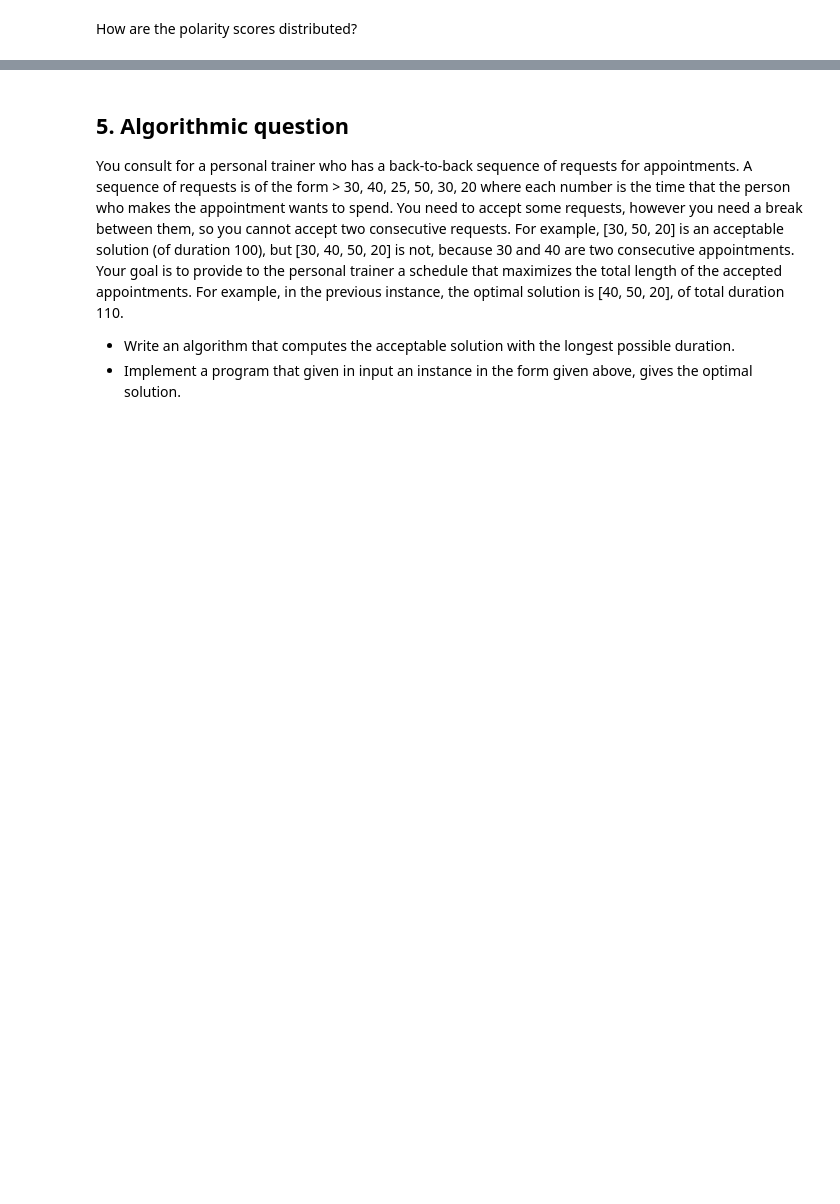
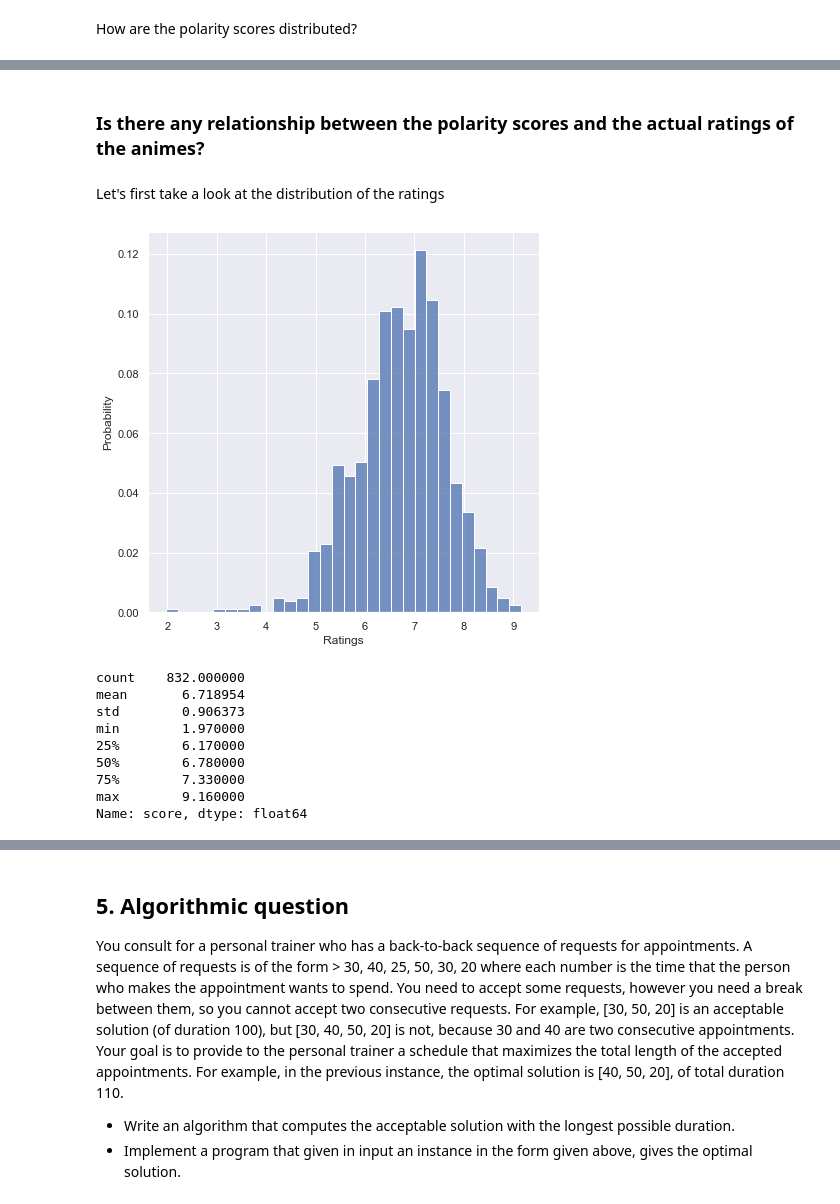
Before and after one commit to AlessandroPecchini/ADM-HW3, a Jupyter notebook: code/main.ipynb, the cells around one changed output, grey strips where cells are left out. Saved outputs shown, nothing was run; the diff lists cells and outputs as text; code cells hidden in the pictures; blank space fills up the shorter version.

```diff
--- a/code/main.ipynb
+++ b/code/main.ipynb
@@ -729 +759,22 @@ Name: polarity_score, dtype: float64
+# %% [markdown]
+### Is there any relationship between the polarity scores and the actual ratings of the animes?
+# %% [markdown]
+Let's first take a look at the distribution of the ratings
+# %%
+sns.histplot(df_sent['score'], stat = "probability")
+plt.xlabel("Ratings")
+plt.show()
+
+df_sent['score'].describe()
+# %% [output]
+[figure, added]
+count    832.000000
+mean       6.718954
+std        0.906373
+min        1.970000
+25%        6.170000
+50%        6.780000
+75%        7.330000
+max        9.160000
+Name: score, dtype: float64
 # %% [markdown]
```
Also changed, not shown: parts of 26 cells of this notebook, 2 other files.
